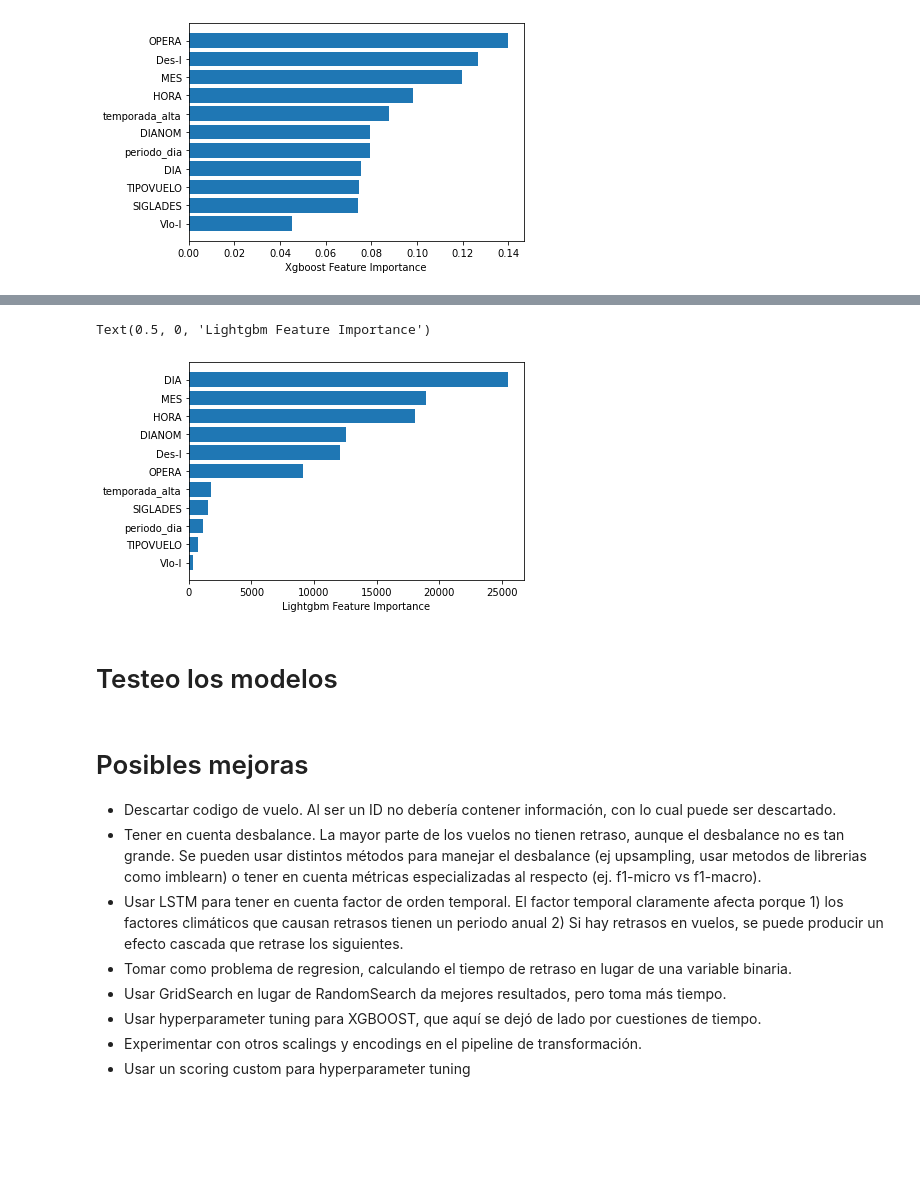
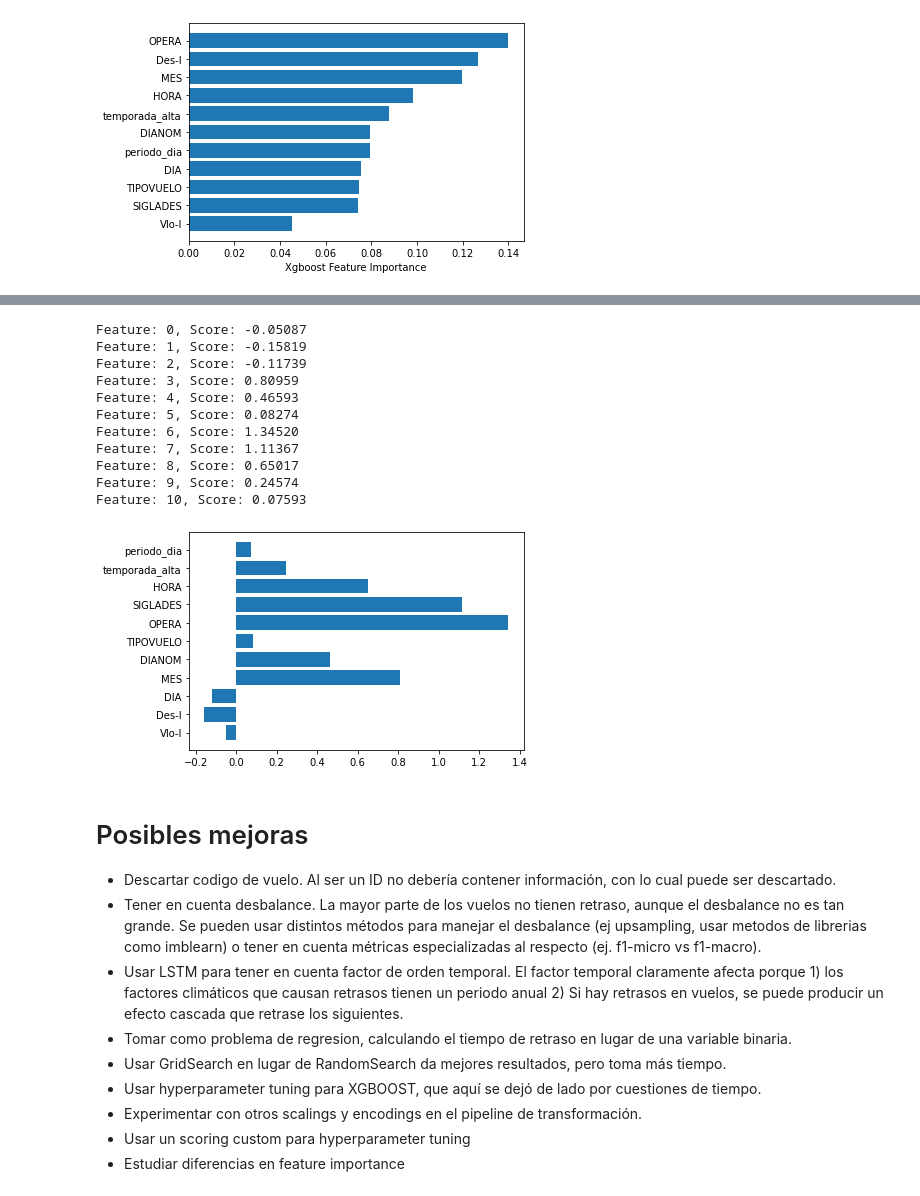
Before and after one commit to javierlunamisetich/Challenge_LATAM, a Jupyter notebook: solution.ipynb, the cells around one changed output, grey strips where cells are left out. Drawn from its saved outputs; the diff is of its cells as text; code cells hidden in the pictures; blank space fills up the shorter version.

```diff
--- a/solution.ipynb
+++ b/solution.ipynb
@@ -872,9 +824,0 @@ plt.xlabel("Lightgbm Feature Importance")
-# %%
-pd.DataFrame({'feature_importance': cat.get_feature_importance(train_pool),
-              'feature_names': x_val.columns}).sort_values(by=['feature_importance'],
-                                                           ascending=False)
-# %% [output]
-Text(0.5, 0, 'Lightgbm Feature Importance')
-[figure, removed]
-# %% [markdown]
-# Testeo los modelos
@@ -886,3 +825,24 @@ def metrics(y_pred_test):
+# %%
+importance = linear.coef_[0]
+# summarize feature importance
+for i,v in enumerate(importance):
+    print('Feature: %0d, Score: %.5f' % (i,v))
+# plot feature importance
+plt.barh([features[x] for x in range(len(importance))], importance)
+plt.show()
+# %% [output]
+Feature: 0, Score: -0.05087
+Feature: 1, Score: -0.15819
+Feature: 2, Score: -0.11739
+Feature: 3, Score: 0.80959
+Feature: 4, Score: 0.46593
+Feature: 5, Score: 0.08274
+Feature: 6, Score: 1.34520
+Feature: 7, Score: 1.11367
+Feature: 8, Score: 0.65017
+Feature: 9, Score: 0.24574
+Feature: 10, Score: 0.07593
+[figure, added]
 # %% [markdown]
 # Posibles mejoras
 
@@ -894,3 +854,4 @@ def metrics(y_pred_test):
 - Usar hyperparameter tuning para XGBOOST, que aquí se dejó de lado por cuestiones de tiempo.
 - Experimentar con otros scalings y encodings en el pipeline de transformación.
 - Usar un scoring custom para hyperparameter tuning
+- Estudiar diferencias en feature importance
```
Also changed, not shown: parts of 10 cells of this notebook.
